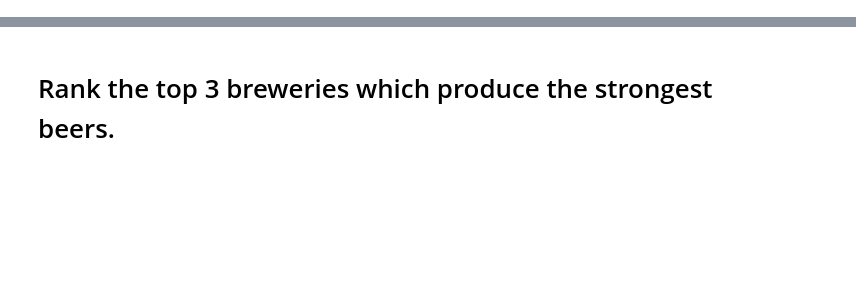
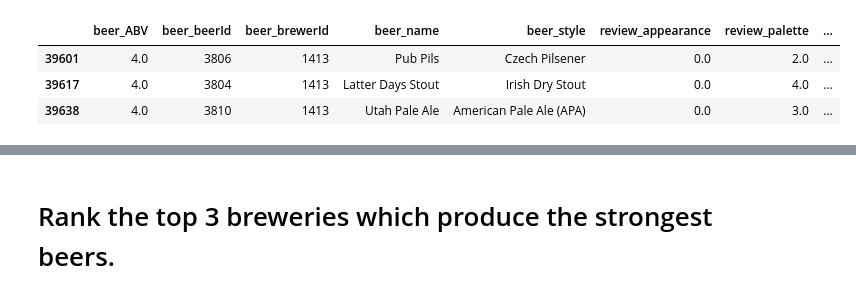
Before and after one commit to AvatarJoshi/beer_data_analysis, a Jupyter notebook: beer_analysis.ipynb, the cells around one changed output, grey strips where cells are left out. Cells and saved outputs as stored; diff of their text form; code cells hidden in the pictures; blank space fills up the shorter version.

```diff
--- a/beer_analysis.ipynb
+++ b/beer_analysis.ipynb
@@ -8,0 +57,8 @@ df = pd.read_csv("./resources/datasets/BeerDataScienceProject.tar.bz2", compress
+# %%
+# View columns where review appearance is 0 and review overall is 0
+df[(df["review_appearance"] == 0) & (df["review_overall"] == 0)]
+# %% [output]
+|  | beer_ABV | beer_beerId | beer_brewerId | beer_name | beer_style | review_appearance | review_palette | ... |
+| 39601 | 4.0 | 3806 | 1413 | Pub Pils | Czech Pilsener | 0.0 | 2.0 | ... |
+| 39617 | 4.0 | 3804 | 1413 | Latter Days Stout | Irish Dry Stout | 0.0 | 4.0 | ... |
+| 39638 | 4.0 | 3810 | 1413 | Utah Pale Ale | American Pale Ale (APA) | 0.0 | 3.0 | ... |
```
Also changed, not shown: parts of 9 cells of this notebook, 1 other file.
